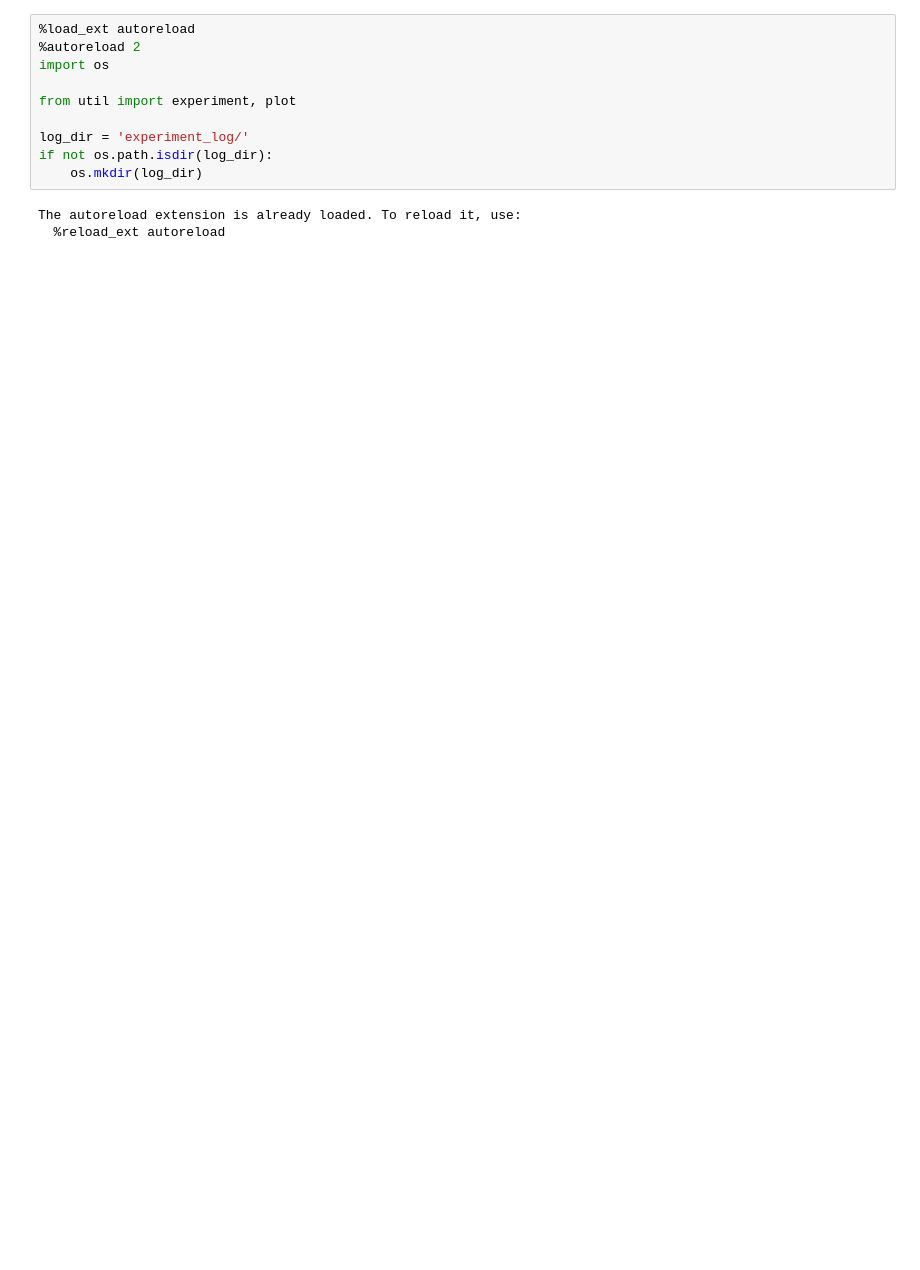
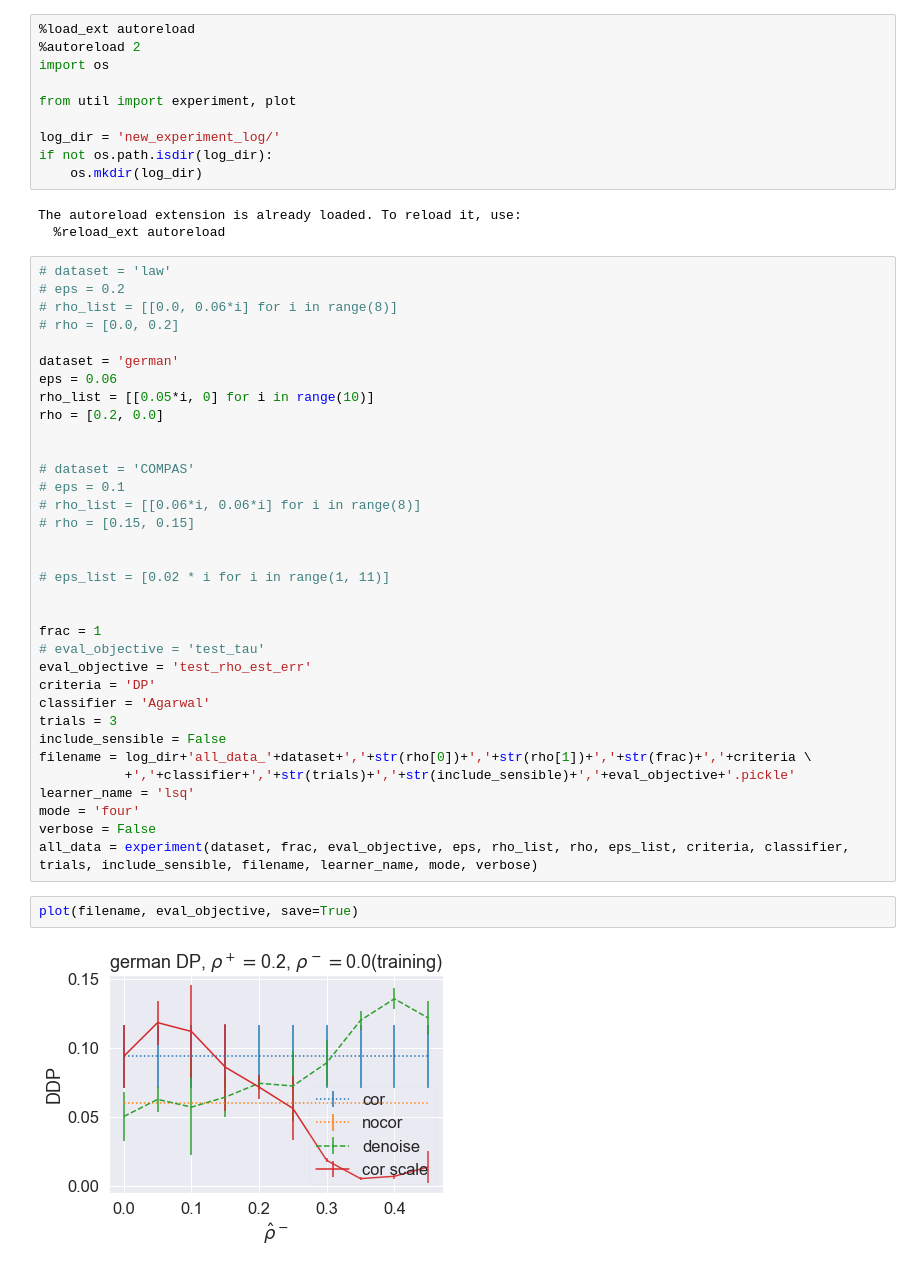
Before and after one commit to AIasd/noise_fairlearn, a Jupyter notebook: demo.ipynb, the cells around one changed output. Cells and saved outputs as stored; diff of their text form; blank space fills up the shorter version.

Commit message:
support experiment on noise rate VS DP/error rate

```diff
--- a/demo.ipynb
+++ b/demo.ipynb
@@ -5,9 +5,47 @@ import os
 
 from util import experiment, plot
 
-log_dir = 'experiment_log/'
+log_dir = 'new_experiment_log/'
 if not os.path.isdir(log_dir):
     os.mkdir(log_dir)
 # %% [output]
 The autoreload extension is already loaded. To reload it, use:
   %reload_ext autoreload
+# %%
+# dataset = 'law'
+# eps = 0.2
+# rho_list = [[0.0, 0.06*i] for i in range(8)]
+# rho = [0.0, 0.2]
+
+dataset = 'german'
+eps = 0.06
+rho_list = [[0.05*i, 0] for i in range(10)]
+rho = [0.2, 0.0]
+
+
+# dataset = 'COMPAS'
+# eps = 0.1
+# rho_list = [[0.06*i, 0.06*i] for i in range(8)]
+# rho = [0.15, 0.15]
+
+
+# eps_list = [0.02 * i for i in range(1, 11)]
+
+
+frac = 1
+# eval_objective = 'test_tau'
+eval_objective = 'test_rho_est_err'
+criteria = 'DP'
+classifier = 'Agarwal'
+trials = 3
+include_sensible = False
+filename = log_dir+'all_data_'+dataset+','+str(rho[0])+','+str(rho[1])+','+str(frac)+','+criteria \
+           +','+classifier+','+str(trials)+','+str(include_sensible)+','+eval_objective+'.pickle'
+learner_name = 'lsq'
+mode = 'four'
+verbose = False
+all_data = experiment(dataset, frac, eval_objective, eps, rho_list, rho, eps_list, criteria, classifier, trials, include_sensible, filename, learner_name, mode, verbose)
+# %%
+plot(filename, eval_objective, save=True)
+# %% [output]
+[figure, added]
```
Also changed, not shown: parts of 3 cells of this notebook, 2 other files.
